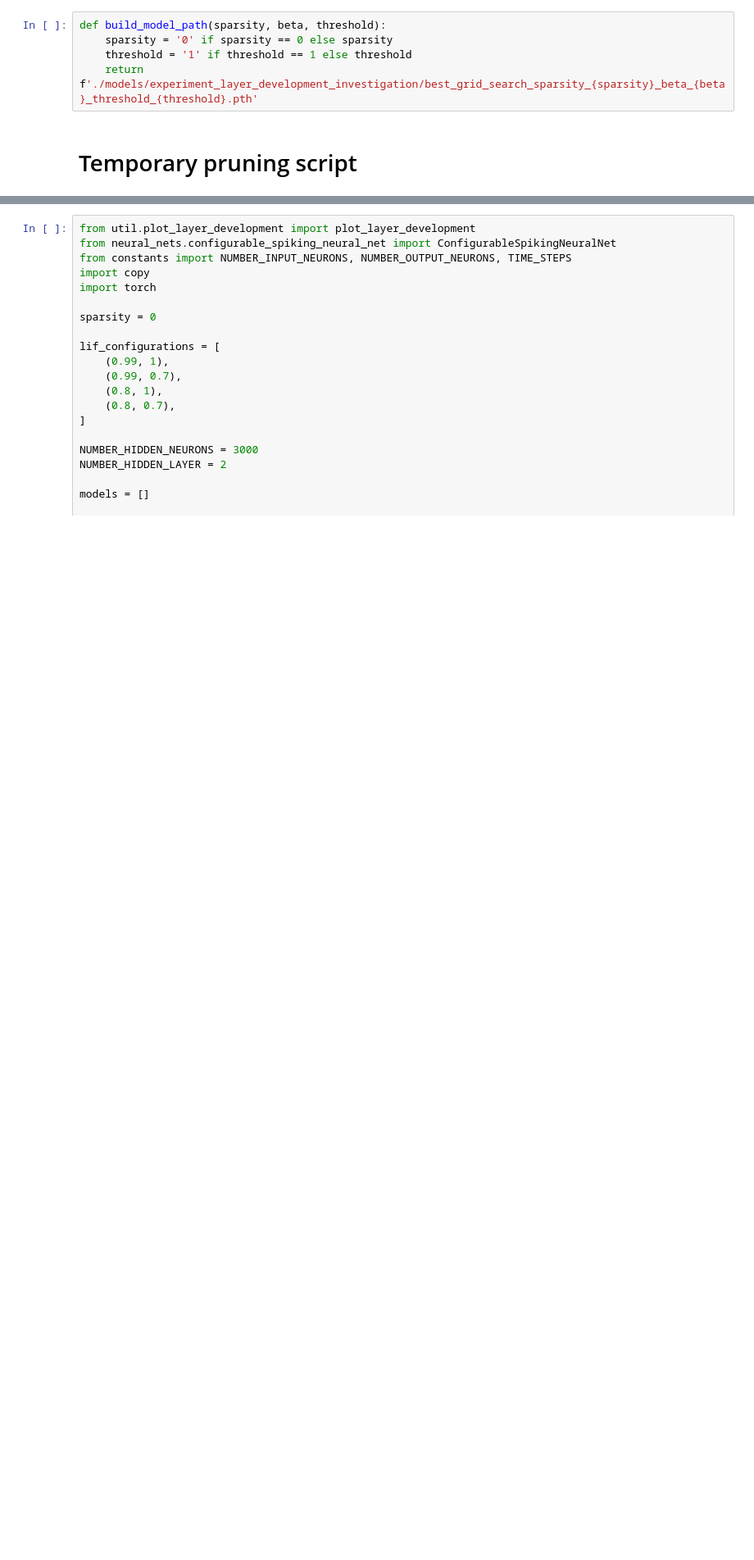
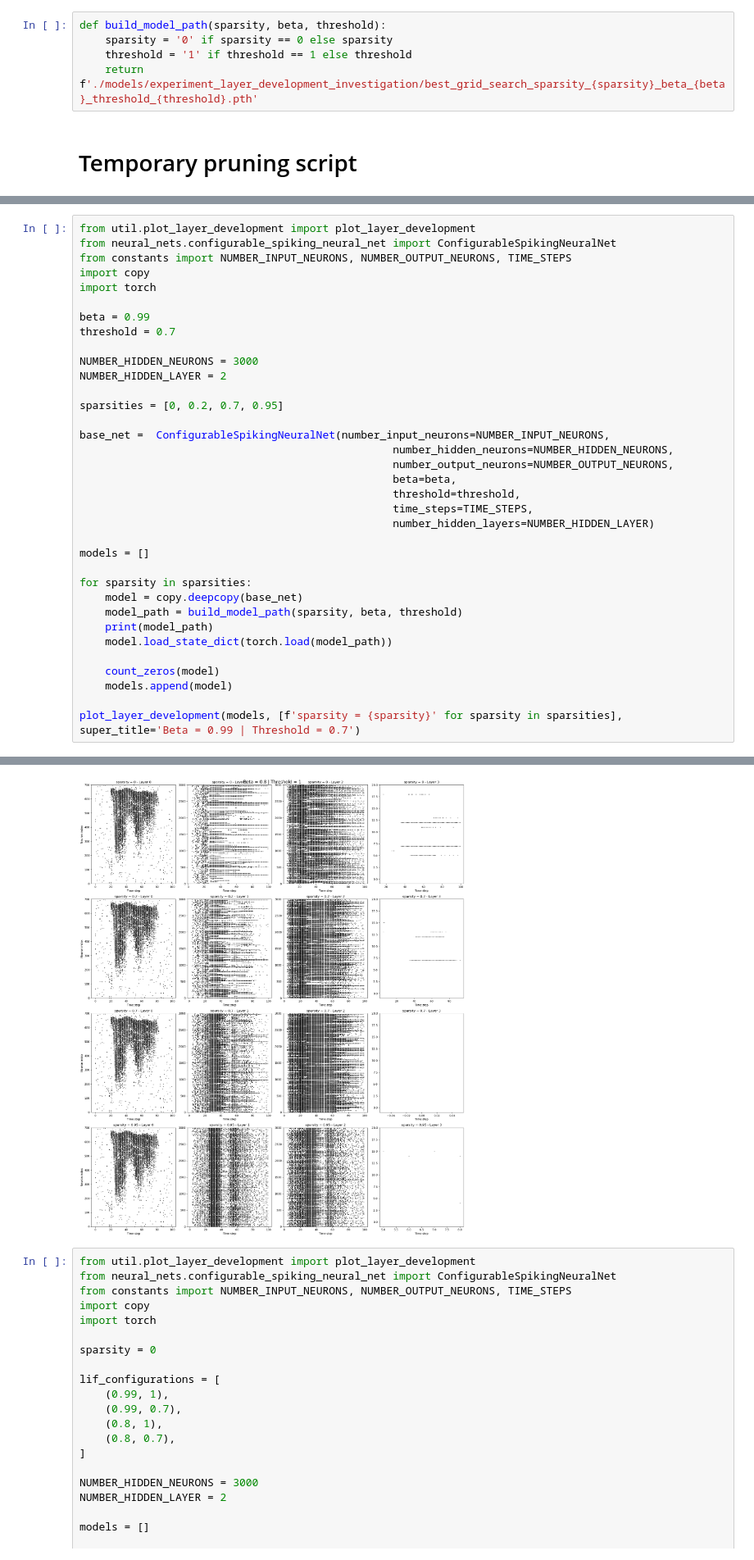
Before and after one commit to ForzaMark/whk-snn, a Jupyter notebook: heidelberg_implementation/lif_parameter_evaluation.ipynb, the cells around one changed output, grey strips where cells are left out. Shown at 82% size. Cells and saved outputs as stored; diff of their text form; blank space fills up the shorter version.

```diff
--- a/heidelberg_implementation/lif_parameter_evaluation.ipynb
+++ b/heidelberg_implementation/lif_parameter_evaluation.ipynb
@@ -183,0 +261,36 @@ RuntimeError: Error(s) in loading state_dict for ConfigurableSpikingNeuralNet:
+# %%
+from util.plot_layer_development import plot_layer_development
+from neural_nets.configurable_spiking_neural_net import ConfigurableSpikingNeuralNet
+from constants import NUMBER_INPUT_NEURONS, NUMBER_OUTPUT_NEURONS, TIME_STEPS
+import copy
+import torch
+
+beta = 0.99
+threshold = 0.7
+
+NUMBER_HIDDEN_NEURONS = 3000
+NUMBER_HIDDEN_LAYER = 2
+
+sparsities = [0, 0.2, 0.7, 0.95]
+
+base_net =  ConfigurableSpikingNeuralNet(number_input_neurons=NUMBER_INPUT_NEURONS,
+                                                 number_hidden_neurons=NUMBER_HIDDEN_NEURONS,
+                                                 number_output_neurons=NUMBER_OUTPUT_NEURONS,
+                                                 beta=beta,
+                                                 threshold=threshold,
+                                                 time_steps=TIME_STEPS,
+                                                 number_hidden_layers=NUMBER_HIDDEN_LAYER)
+
+models = []
+
+for sparsity in sparsities:
+    model = copy.deepcopy(base_net)
+    model_path = build_model_path(sparsity, beta, threshold)
+    print(model_path)
+    model.load_state_dict(torch.load(model_path))
+
+    count_zeros(model)
+    models.append(model)
+
+plot_layer_development(models, [f'sparsity = {sparsity}' for sparsity in sparsities], super_title='Beta = 0.99 | Threshold = 0.7')
+# %% [output]
@@ -184,3 +309,4 @@ RuntimeError: Error(s) in loading state_dict for ConfigurableSpikingNeuralNet:
+[figure, added]
 # %%
 from util.plot_layer_development import plot_layer_development
 from neural_nets.configurable_spiking_neural_net import ConfigurableSpikingNeuralNet
```
Also changed, not shown: parts of 8 cells of this notebook, 9 other files.
